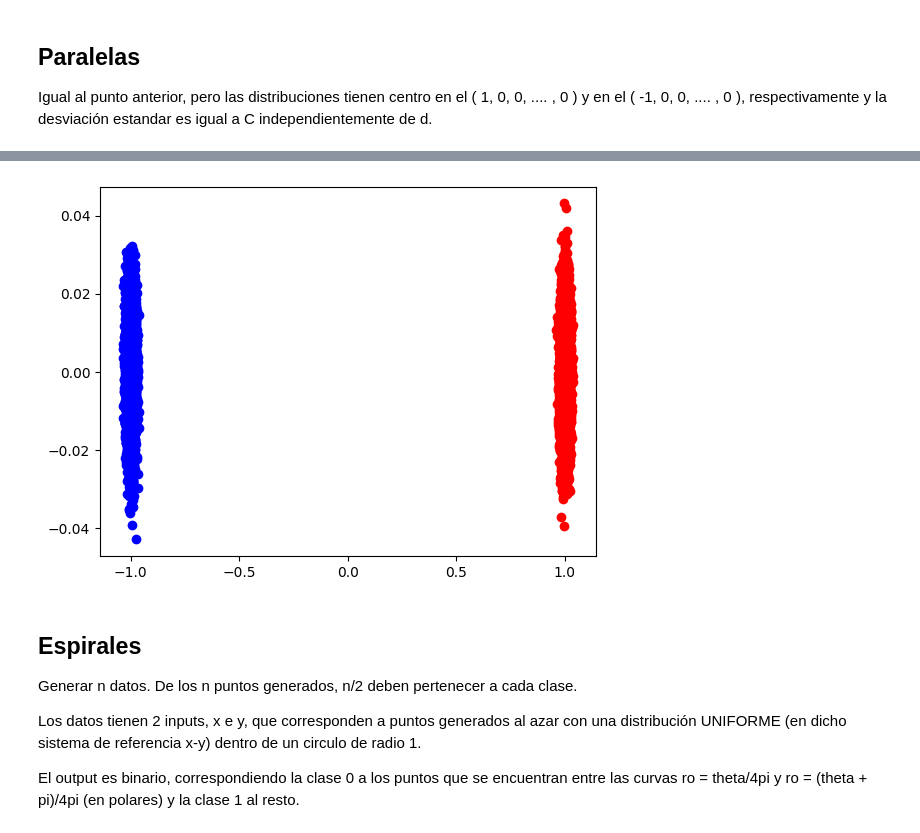
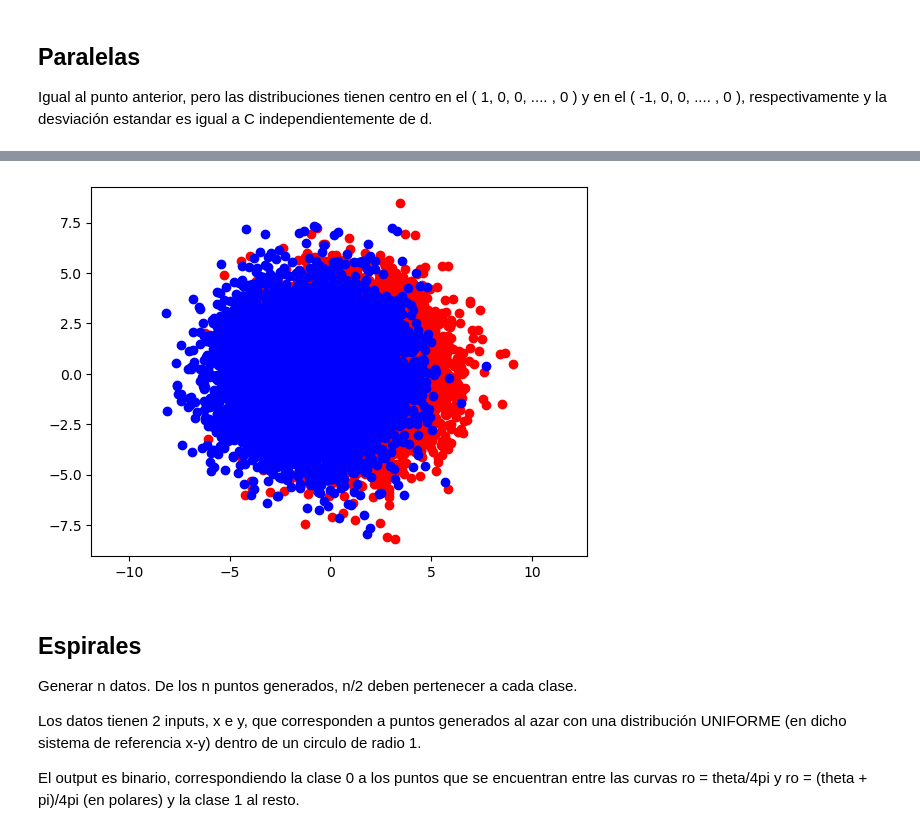
Before and after one commit to Martin-Binner/IA, a Jupyter notebook: ML/IIA24_ML_Generacion.ipynb, the cells around one changed output, grey strips where cells are left out. Cells and saved outputs as stored; diff of their text form; code cells hidden in the pictures.

```diff
--- a/ML/IIA24_ML_Generacion.ipynb
+++ b/ML/IIA24_ML_Generacion.ipynb
@@ -109,23 +110,23 @@ paralelas(10, 2, 0.75)
 # %%
-diag_df = paralelas(20000, 2, 0.01)
+diag_df = paralelas(20000, 2, 2)
 
 # diferenciar entre clase 0 y clase 1
 c0 = diag_df[diag_df['output'] == 0]
 c1 = diag_df[diag_df['output'] == 1]
 
 xs0 = [e[0] for e in c0['input']]
 ys0 = [e[1] for e in c0['input']]
 xs1 = [e[0] for e in c1['input']]
 ys1 = [e[1] for e in c1['input']]
 
 import itertools
 
-colors = itertools.cycle(["r","b","a"]);
-plt.scatter(xs0, ys0, color=next(colors))
+plt.scatter(xs0, ys0, color='red')
 plt.scatter(xs1, ys1, color='blue')
+plt.axis('equal')
 plt.show()
 # %% [output]
-[figure, old version]
+[figure, new version]
 # %% [markdown]
 ## Espirales
 
```
Also changed, not shown: parts of 14 cells of this notebook.
